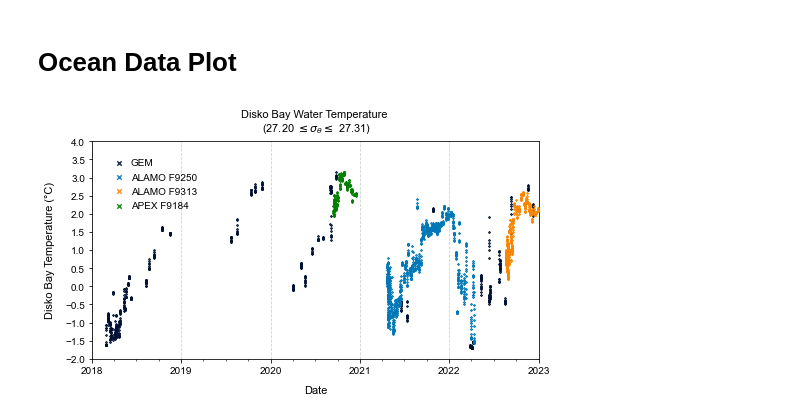
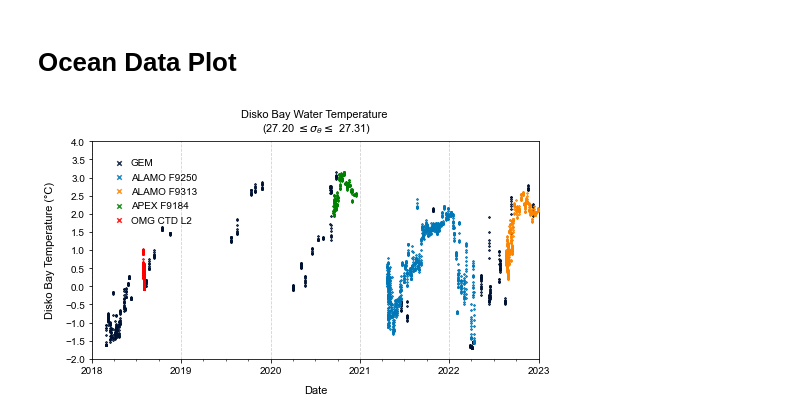
Before and after one commit to hannahpicton/jakobshavn_isbrae, a Jupyter notebook: code/analysis/ocean_data_plot.ipynb, the cells around one changed output. Drawn from its saved outputs; the diff is of its cells as text; code cells hidden in the pictures.

Commit message:
added OMG L2 CTD filtered data to plot.

```diff
--- a/code/analysis/ocean_data_plot.ipynb
+++ b/code/analysis/ocean_data_plot.ipynb
@@ -19,16 +19,21 @@ GEM_DATA = pd.read_csv('R:/JAKOBSHAVN/CODE/github/jakobshavn_isbrae/data/gem_ctd
 # OPEN THE APEX F1984 DATA FILTERED BETWEEN A POTENTIAL DENSITY THRESHOLD OF 27.2 AND 27.31
 APEX_F9184_DATA = pd.read_csv('R:/JAKOBSHAVN/CODE/github/jakobshavn_isbrae/data/omg_apex_f9184/f9184_pd_27.10_27.31.csv')
 
+# OPEN THE OMG CTD L2 DATA FILTERED BETWEEN A POTENTIAL DENSITY THRESHOLD OF 27.2 AND 27.31
+OMG_CTD_L2_DATA = pd.read_csv('R:/JAKOBSHAVN/CODE/github/jakobshavn_isbrae/data/omg_ctd_l2/omg_ctd_l2_pd_27.10_27.31.csv')
+
 # DEFINE THE DATE AND TEMPERATURE VARIABLES FOR EACH DATASET
 ALAMO_F9250_DATE = pd.to_datetime(ALAMO_F9250['date'], dayfirst=True)
 ALAMO_F9313_DATE = pd.to_datetime(ALAMO_F9313['date'], dayfirst=True)
 GEM_DATE = pd.to_datetime(GEM_DATA['Date'])
 APEX_F9184_DATE = pd.to_datetime(APEX_F9184_DATA['TIME'], format='%Y%m%dT%H%M%S')
+OMG_CTD_L2_DATE = pd.to_datetime(OMG_CTD_L2_DATA['date'])
 
 ALAMO_F9250_TEMP = ALAMO_F9250['temperature']
 ALAMO_F9313_TEMP = ALAMO_F9313['temperature']
 GEM_TEMP = GEM_DATA['Temp (Â°C)']
 APEX_F9184_TEMP = APEX_F9184_DATA['TEMP']
+OMG_CTD_L2_TEMP = OMG_CTD_L2_DATA['temperature']
 # %%
 # INPUT DESIRED X AXIS, Y AXIS, AND PLOT TITLES
 xtitle = 'Date'
@@ -43,31 +48,32 @@ plt.grid(axis = 'x', alpha=0.6, linestyle='--')
 plt.ylabel(ytitle, labelpad=10, fontsize=11)
 plt.xlabel(xtitle, labelpad=10, fontsize=11)
 
 plt.scatter(GEM_DATE, GEM_TEMP, s=3, marker='x', color='#001233', alpha=0.85, label='GEM', zorder=20)
 plt.scatter(ALAMO_F9250_DATE, ALAMO_F9250_TEMP, color='#0077b6', s=3, marker='x', alpha=0.85, label='ALAMO F9250', zorder=20)
 plt.scatter(ALAMO_F9313_DATE, ALAMO_F9313_TEMP, color='#fb8500', s=3, marker='x', alpha=0.85, label='ALAMO F9313', zorder=20)
 plt.scatter(APEX_F9184_DATE, APEX_F9184_TEMP, color='green', s=3, marker='x', alpha=0.85, label='APEX F9184', zorder=20)
+plt.scatter(OMG_CTD_L2_DATE, OMG_CTD_L2_TEMP, color='red', s=3, marker='x', alpha=0.85, label='OMG CTD L2', zorder=20)
 
 # FORMAT THE Y-AXIS TICK LIMITS
 min_y_value = -2
 max_y_value = 4
 interval_y = 0.5
 plt.ylim(bottom=min_y_value, top=max_y_value)
 plt.yticks(np.arange(min_y_value, max_y_value+0.1, interval_y))
 minor_locator = ticker.MultipleLocator(base=1)
 ax.yaxis.set_minor_locator(minor_locator)
 
 # DEFINE THE FORMATTING FOR THE X-TICKS
 year_locator = mdates.YearLocator(base=1, month=1, day=1)
 ax.xaxis.set_major_locator(year_locator)
 ax.xaxis.set_major_formatter(mdates.DateFormatter("%Y"))
 min_x_value = pd.to_datetime('2018-01-01', format='%Y-%m-%d')
 max_x_value = pd.to_datetime('2023-01-01', format='%Y-%m-%d')
 plt.xlim(min_x_value, max_x_value)
 three_month_intervals = mdates.MonthLocator(interval=3)
 ax.xaxis.set_minor_locator(three_month_intervals)
 
 plt.legend(loc='upper left', bbox_to_anchor=(0.01, 0.98), fontsize=10, markerscale=2.6, frameon=False, framealpha=1, handletextpad=0.15, handleheight=0.8, facecolor='white', borderaxespad = 0.8, borderpad=0.45, fancybox=False)
 plt.show()
 # %% [output]
-[figure, old version]
+[figure, new version]
```
